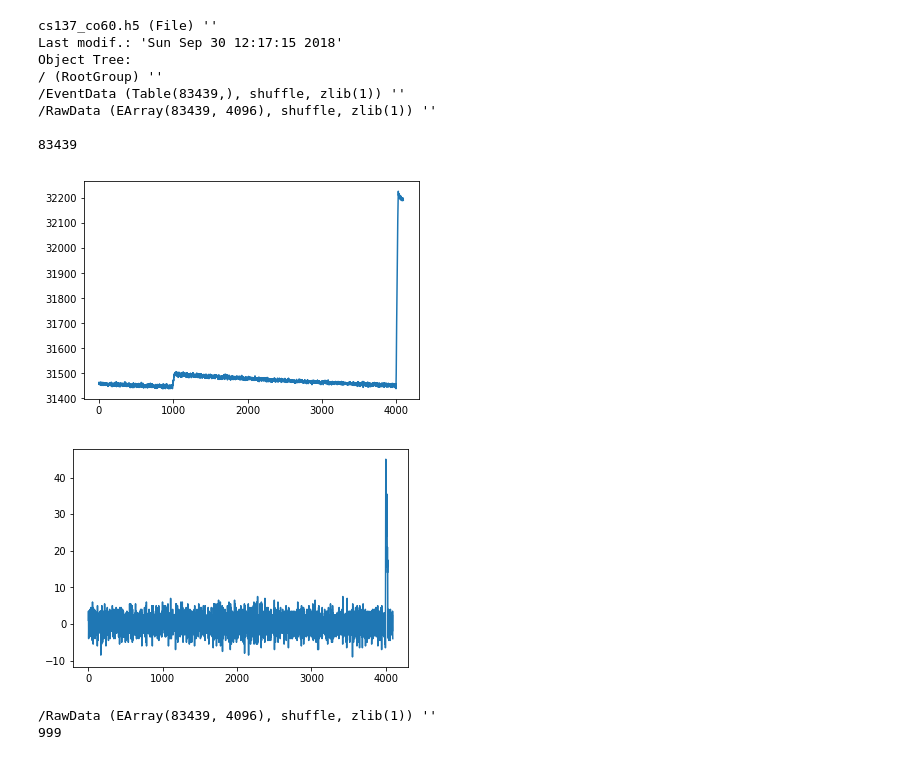
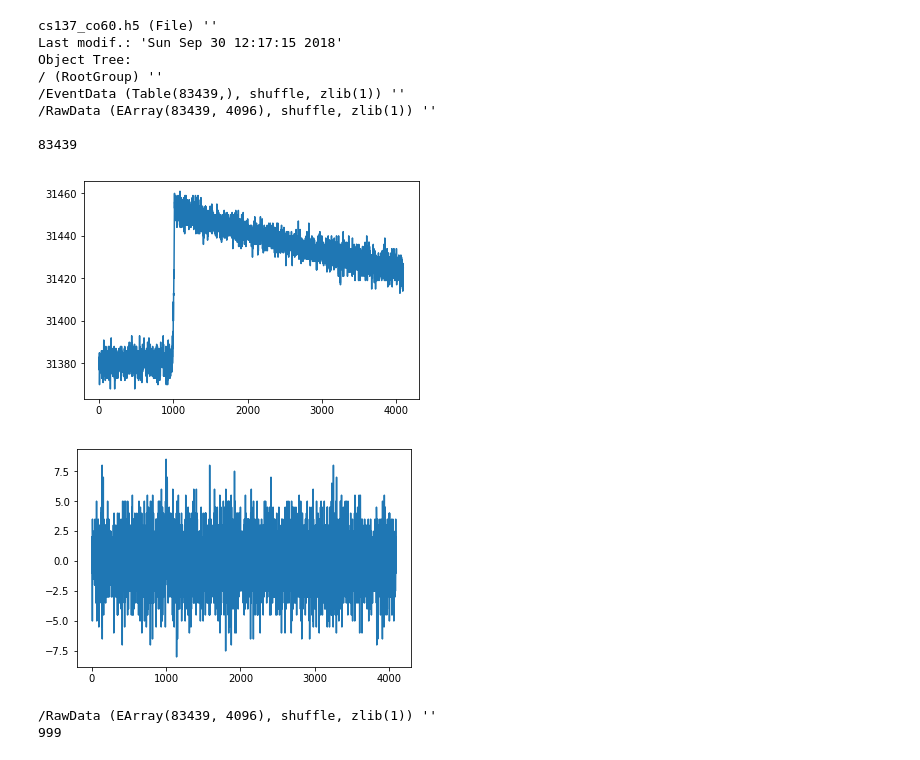
Before and after one commit to NE204-Fall2018/christopher-brand-lab1, a Jupyter notebook: Lab1_main.ipynb, the cells around one changed output. Cells and saved outputs as stored; diff of their text form; code cells hidden in the pictures.

```diff
--- a/Lab1_main.ipynb
+++ b/Lab1_main.ipynb
@@ -11,28 +11,28 @@ import os
 # %%
 h5file = tables.open_file("cs137_co60.h5", driver="H5FD_CORE")
 print(h5file)
 data = h5file.root.RawData
 EventData = h5file.root.EventData
 print(len(EventData))
 
 
 
 plt.figure()
-plt.plot(data[2422,:])
+plt.plot(data[100,:])
 plt.figure()
-plt.plot(np.gradient(data[2422,:]))
+plt.plot(np.gradient(data[100,:]))
 plt.show()
 # %% [output]
 cs137_co60.h5 (File) ''
 Last modif.: 'Sun Sep 30 12:17:15 2018'
 Object Tree:
 / (RootGroup) ''
 /EventData (Table(83439,), shuffle, zlib(1)) ''
 /RawData (EArray(83439, 4096), shuffle, zlib(1)) ''
 
 83439
-[figure, old version]
+[figure, new version]
-[figure, old version]
+[figure, new version]
 # %%
 # Find pulses that triggered multiple times and delete them
 i_pileup = 0
```
Also changed, not shown: parts of 7 cells of this notebook, 1 other file.
